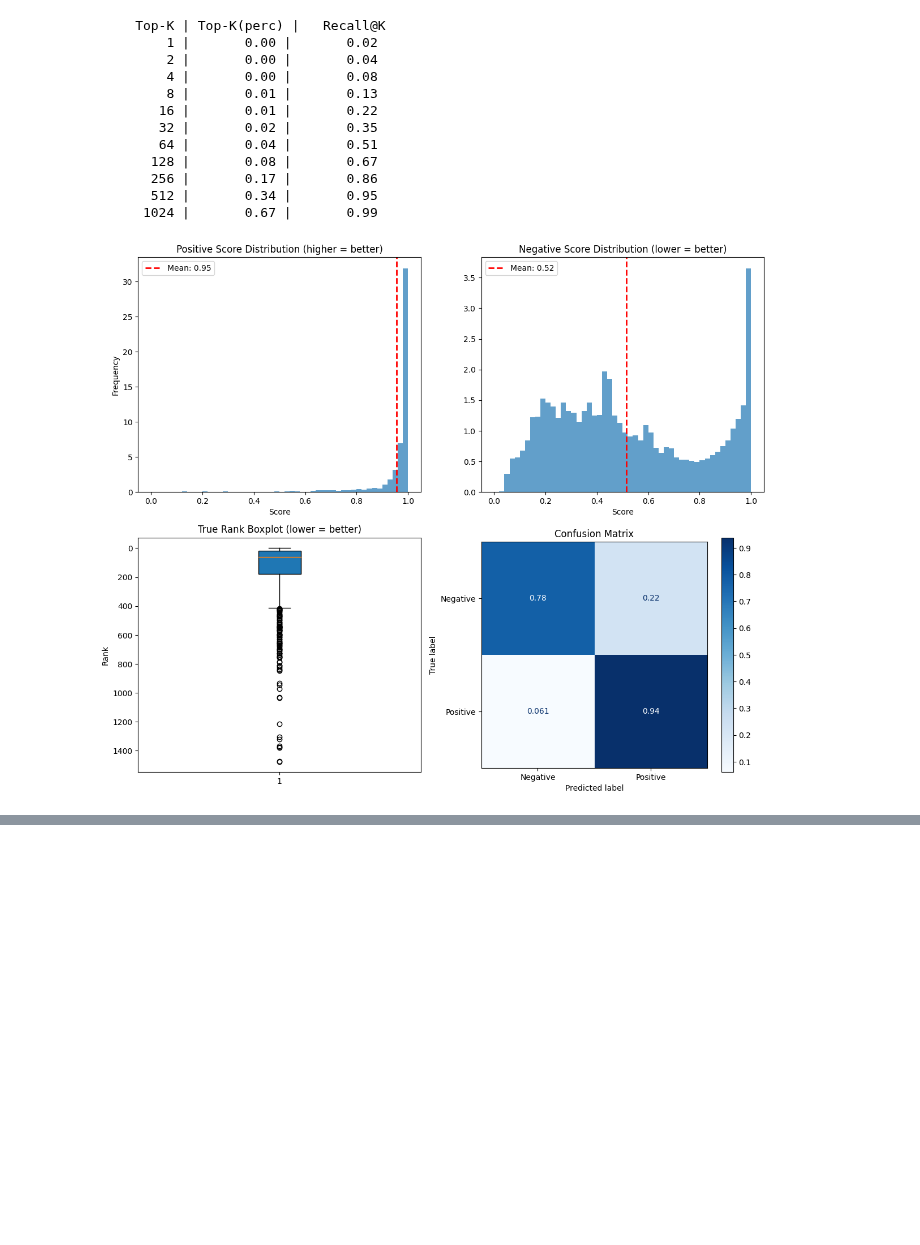
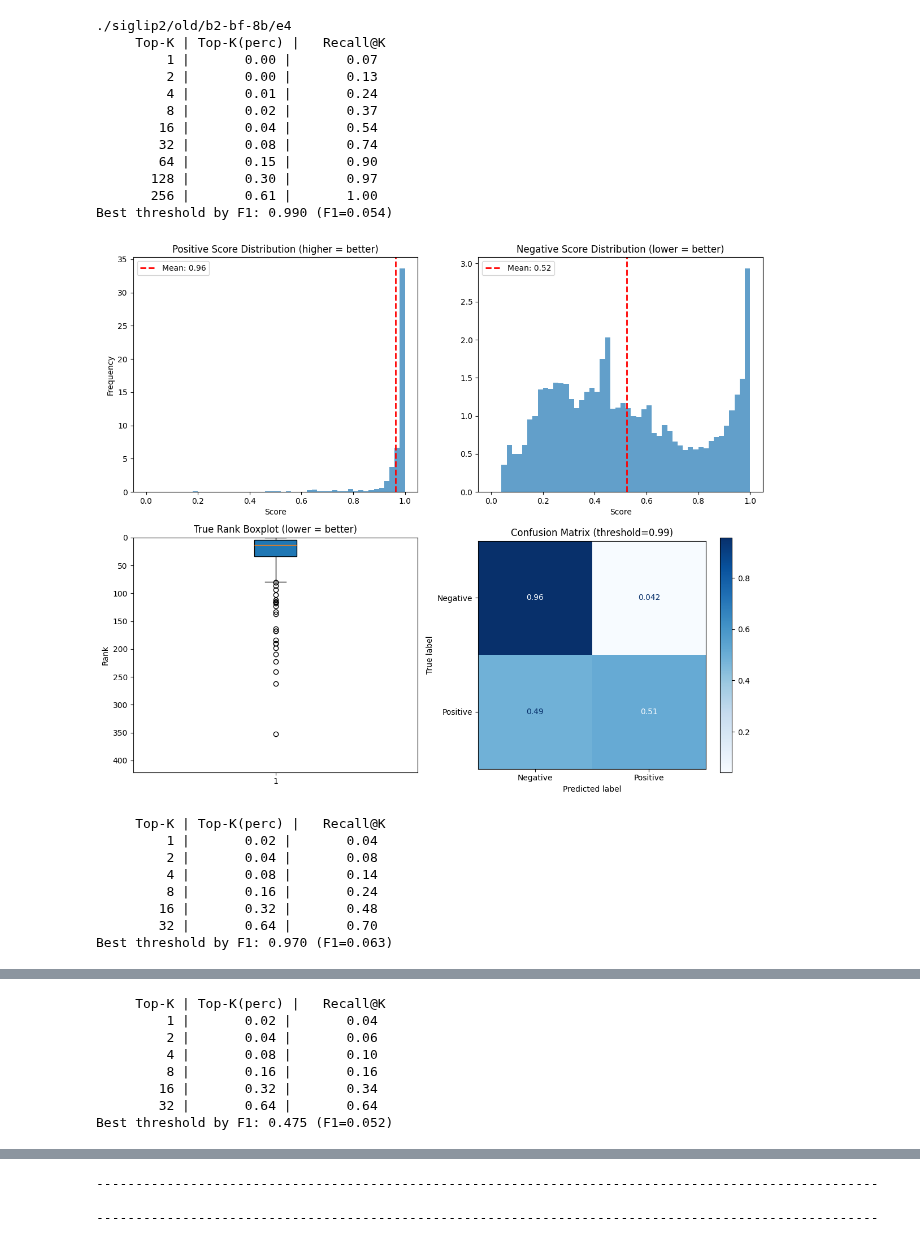
Before and after one commit to hscells-org/project-doehl-boolean-clip, a Jupyter notebook: dev.ipynb, the cells around one changed output, grey strips where cells are left out. Drawn from its saved outputs; the diff is of its cells as text; code cells hidden in the pictures; blank space fills up the shorter version.

Commit message:
extract evaluation, remove unused class, process function for TAR benchmark, automatic confussion thresh

```diff
--- a/dev.ipynb
+++ b/dev.ipynb
@@ -5,9 +5,14 @@
 from datasets import load_dataset
 from boolrank import *
 
-dataset = load_dataset("data", split="train")
+# dk what this loads
+# dataset = load_dataset("data", split="train")
+file = "training"
+dataset = load_dataset("json", data_files=f"data/{file}.jsonl", split="train")
+bool_key = "q"
+text_key = "d"
 
-data = dataset.train_test_split(test_size=0.2, seed=42)
+data = dataset.train_test_split(test_size=0.1, seed=42)
 print(data)
 
 model = DualSiglip2Model()
@@ -62,18 +80,37 @@ trainer.train(resume_from_checkpoint=False)
 # %%
-model = model.load(r"./siglip2/b2-bf-8b/e4/model.safetensors")
+from evaluation import ModelEvaluator
+
+paths = [r"./siglip2/old/b2-bf-8b/e4", r"./siglip2/old/b3-bf-8b"]
+# paths = [None]
 amt = 2000
-pos_scores = model.evaluate(data["test"]["q"][:amt], data["test"]["d"][:amt], plot=True, threshold=0.8)
+bench_data = load_dataset("json", data_files="data/bench_data.jsonl", split="train")
+for path in paths:
+    if path is not None:
+        model.load(path + "/model.safetensors")
+        print(path)
+    eval = ModelEvaluator(model)
+    eval.evaluate(data["test"][bool_key][:amt], data["test"][text_key][:amt], plot=True)
+    eval.evaluate(bench_data["query"][:amt], bench_data["title"][:amt], plot=True)
+    print(("-" * 100 + "\n\n") * 2)
 # %% [output]
+./siglip2/old/b2-bf-8b/e4
      Top-K | Top-K(perc) |   Recall@K
-         1 |       0.00 |       0.02
-         2 |       0.00 |       0.04
-         4 |       0.00 |       0.08
-         8 |       0.01 |       0.13
-        16 |       0.01 |       0.22
-        32 |       0.02 |       0.35
-        64 |       0.04 |       0.51
-       128 |       0.08 |       0.67
-       256 |       0.17 |       0.86
-       512 |       0.34 |       0.95
-      1024 |       0.67 |       0.99
+         1 |       0.00 |       0.07
+         2 |       0.00 |       0.13
+         4 |       0.01 |       0.24
+         8 |       0.02 |       0.37
+        16 |       0.04 |       0.54
+        32 |       0.08 |       0.74
+        64 |       0.15 |       0.90
+       128 |       0.30 |       0.97
+       256 |       0.61 |       1.00
+Best threshold by F1: 0.990 (F1=0.054)
-[figure, old version]
+[figure, new version]
+     Top-K | Top-K(perc) |   Recall@K
+         1 |       0.02 |       0.04
+         2 |       0.04 |       0.08
+         4 |       0.08 |       0.14
+         8 |       0.16 |       0.24
+        16 |       0.32 |       0.48
+        32 |       0.64 |       0.70
+Best threshold by F1: 0.970 (F1=0.063)
@@ -79,0 +136,8 @@ pos_scores = model.evaluate(data["test"]["q"][:amt], data["test"]["d"][:amt], pl
+     Top-K | Top-K(perc) |   Recall@K
+         1 |       0.02 |       0.04
+         2 |       0.04 |       0.06
+         4 |       0.08 |       0.10
+         8 |       0.16 |       0.16
+        16 |       0.32 |       0.34
+        32 |       0.64 |       0.64
+Best threshold by F1: 0.475 (F1=0.052)
@@ -79,0 +145,3 @@ pos_scores = model.evaluate(data["test"]["q"][:amt], data["test"]["d"][:amt], pl
+----------------------------------------------------------------------------------------------------
+
+----------------------------------------------------------------------------------------------------
```
Also changed, not shown: parts of 6 cells of this notebook, 3 other files.
